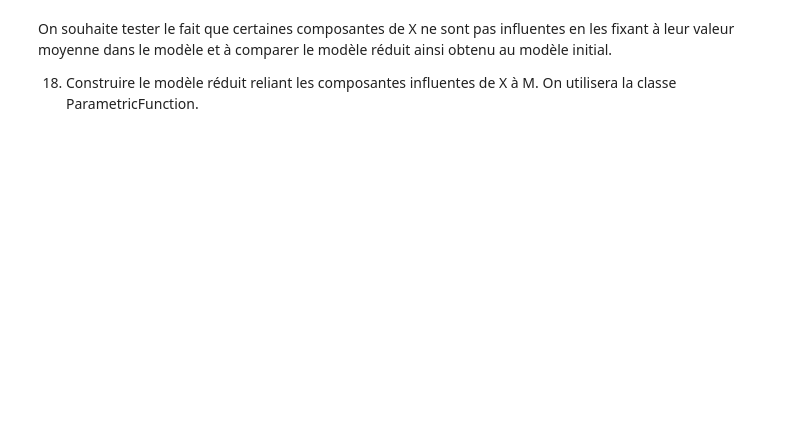
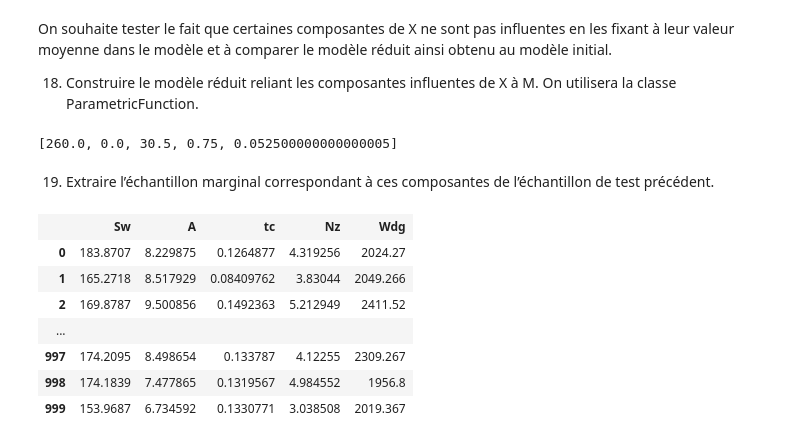
Before and after one commit to Abdellah-Laassairi/QI-mass-model-wing-aircraft, a Jupyter notebook: notebook.ipynb, the cells around one changed output. Cells and saved outputs as stored; diff of their text form; code cells hidden in the pictures; blank space fills up the shorter version.

```diff
--- a/notebook.ipynb
+++ b/notebook.ipynb
@@ -365,0 +375,5 @@ reduced_input_distribution = ot.ComposedDistribution([distribution_entrees.getMa
+# %%
+mean_values=constant_non_influential(distribution_entrees, non_influential_components)
+mean_values
+# %% [output]
+[260.0, 0.0, 30.5, 0.75, 0.052500000000000005]
@@ -365,0 +382,3 @@ reduced_input_distribution = ot.ComposedDistribution([distribution_entrees.getMa
+# %% [markdown]
+19. Extraire l’échantillon marginal correspondant à ces composantes de l’échantillon de test
+précédent.
@@ -365,0 +388,11 @@ reduced_input_distribution = ot.ComposedDistribution([distribution_entrees.getMa
+# %%
+influential_test_sample
+# %% [output]
+|  | Sw | A | tc | Nz | Wdg |
+| 0 | 183.8707 | 8.229875 | 0.1264877 | 4.319256 | 2024.27 |
+| 1 | 165.2718 | 8.517929 | 0.08409762 | 3.83044 | 2049.266 |
+| 2 | 169.8787 | 9.500856 | 0.1492363 | 5.212949 | 2411.52 |
+| ... |  |  |  |  |  |
+| 997 | 174.2095 | 8.498654 | 0.133787 | 4.12255 | 2309.267 |
+| 998 | 174.1839 | 7.477865 | 0.1319567 | 4.984552 | 1956.8 |
+| 999 | 153.9687 | 6.734592 | 0.1330771 | 3.038508 | 2019.367 |
```
Also changed, not shown: parts of 14 cells of this notebook.
